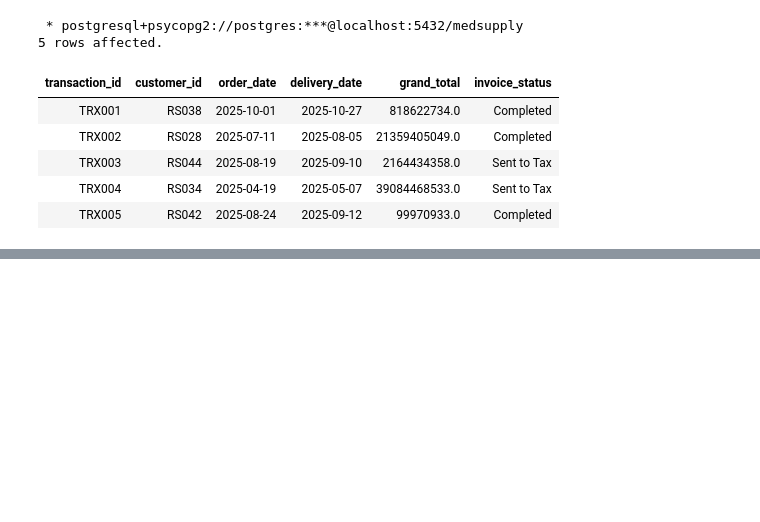
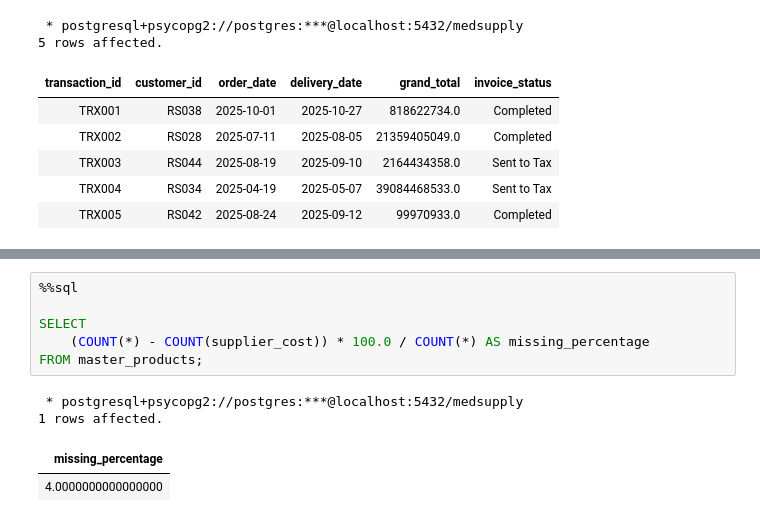
Before and after one commit to Rpfitrah/MedSupply-Project, a Jupyter notebook: Verification.ipynb, the cells around one changed output, grey strips where cells are left out. Cells and saved outputs as stored; diff of their text form; blank space fills up the shorter version.

```diff
--- a/Verification.ipynb
+++ b/Verification.ipynb
@@ -248,0 +238,11 @@ LIMIT 5;
+# %%
+%%sql
+
+SELECT
+    (COUNT(*) - COUNT(supplier_cost)) * 100.0 / COUNT(*) AS missing_percentage
+FROM master_products;
+# %% [output]
+ * postgresql+psycopg2://postgres:***@localhost:5432/medsupply
+1 rows affected.
+| missing_percentage |
+| 4.0000000000000000 |
```
Also changed, not shown: parts of 7 cells of this notebook.
